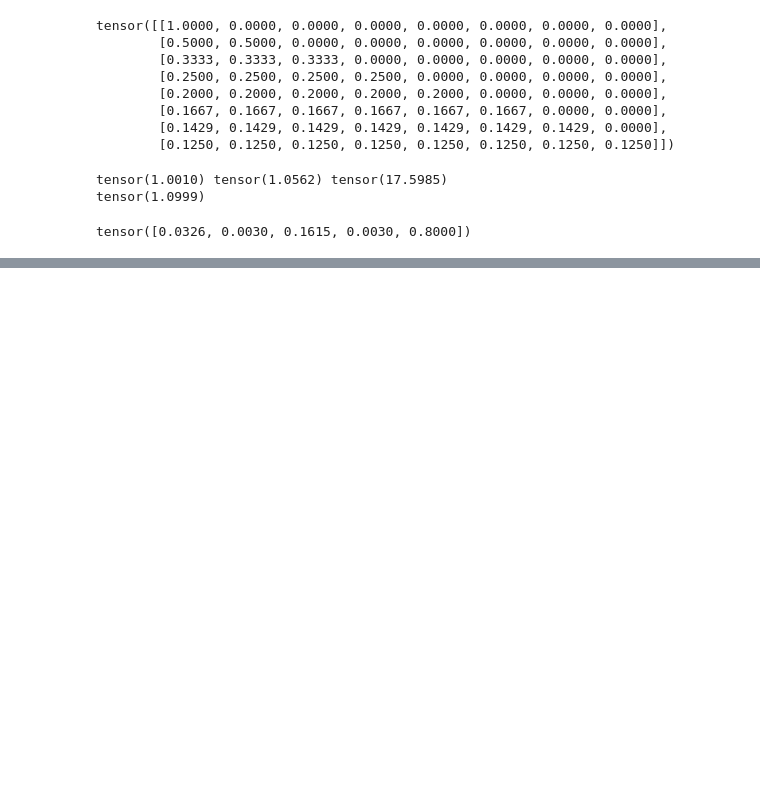
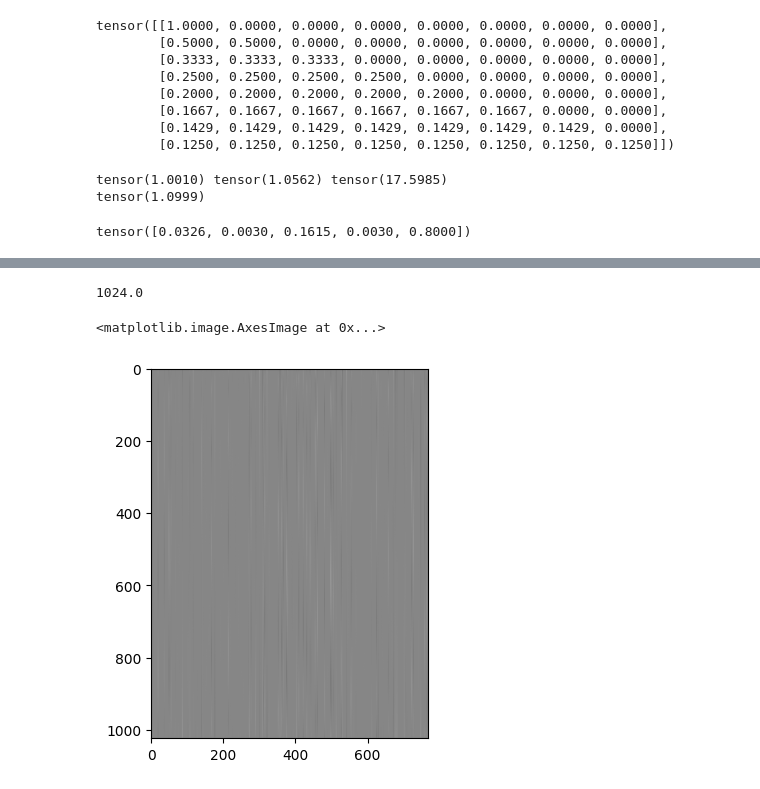
Before and after one commit to loukdeloijer/lets-build-gpt, a Jupyter notebook: notebooks/scratchpad.ipynb, the cells around one changed output, grey strips where cells are left out. Saved outputs shown, nothing was run; the diff lists cells and outputs as text; code cells hidden in the pictures; blank space fills up the shorter version.

```diff
--- a/notebooks/scratchpad.ipynb
+++ b/notebooks/scratchpad.ipynb
@@ -174,3 +174,11 @@ torch.softmax(torch.tensor([0.1, -0.2, 0.3, -0.2, 0.5]) * 8, dim=-1)
 tensor(1.0010) tensor(1.0562) tensor(17.5985)
 tensor(1.0999)
 tensor([0.0326, 0.0030, 0.1615, 0.0030, 0.8000])
+# %%
+from transformers import GPT2Model
+
+model = GPT2Model.from_pretrained("gpt2")
+sd_hf = model.state_dict()
+
+for k, v in sd_hf.items():
+    print(k, v.shape)
@@ -176,0 +203,16 @@ tensor([0.0326, 0.0030, 0.1615, 0.0030, 0.8000])
+# %%
+#wte = word token embeddings
+#wpe = word positional embeddings
+
+sd_hf["wpe.weight"].view(-1).shape
+
+786432 / 768
+#wpe.weight torch.Size([1024, 768])
+# %% [output]
+1024.0
+# %%
+import matplotlib.pyplot as plt
+plt.imshow(sd_hf["wpe.weight"].detach().numpy(), cmap='gray')
+# %% [output]
+<matplotlib.image.AxesImage at 0x...>
+[figure, added]
```
Also changed, not shown: parts of 6 cells of this notebook, 3 other files.
